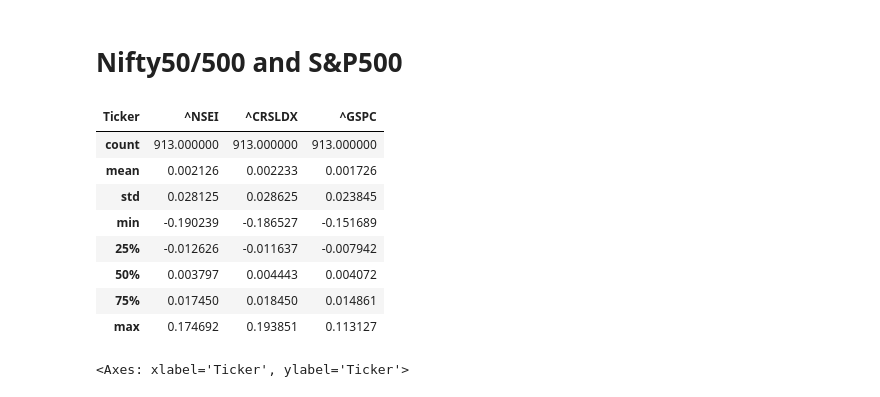
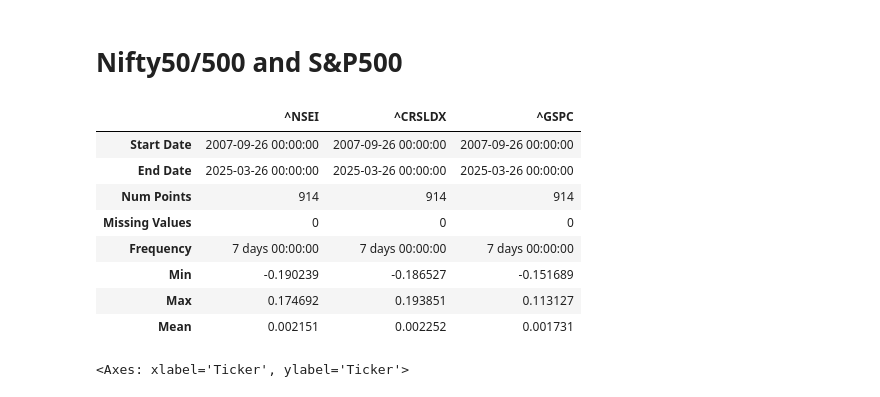
Before and after one commit to nakulrandad/Quant-Finance, a Jupyter notebook: analysis/nifty50.ipynb, the cells around one changed output. Saved outputs shown, nothing was run; the diff lists cells and outputs as text; code cells hidden in the pictures.

```diff
--- a/analysis/nifty50.ipynb
+++ b/analysis/nifty50.ipynb
@@ -171,19 +171,19 @@ merged.quant.variance_ratio_test(periods=252).plot(
 # %%
 ret = (
     pd.DataFrame.quant.ticker(["^NSEI", "^CRSLDX", "^GSPC"])
     .quant.palign()
     .quant.to_returns()
     .quant.agg_returns("W")
 )
-ret.describe()
+ret.quant.describe()
 # %% [output]
-| Ticker | ^NSEI | ^CRSLDX | ^GSPC |
-| count | 913.000000 | 913.000000 | 913.000000 |
-| mean | 0.002126 | 0.002233 | 0.001726 |
-| std | 0.028125 | 0.028625 | 0.023845 |
-| min | -0.190239 | -0.186527 | -0.151689 |
-| 25% | -0.012626 | -0.011637 | -0.007942 |
-| 50% | 0.003797 | 0.004443 | 0.004072 |
-| 75% | 0.017450 | 0.018450 | 0.014861 |
-| max | 0.174692 | 0.193851 | 0.113127 |
+|  | ^NSEI | ^CRSLDX | ^GSPC |
+| Start Date | 2007-09-26 00:00:00 | 2007-09-26 00:00:00 | 2007-09-26 00:00:00 |
+| End Date | 2025-03-26 00:00:00 | 2025-03-26 00:00:00 | 2025-03-26 00:00:00 |
+| Num Points | 914 | 914 | 914 |
+| Missing Values | 0 | 0 | 0 |
+| Frequency | 7 days 00:00:00 | 7 days 00:00:00 | 7 days 00:00:00 |
+| Min | -0.190239 | -0.186527 | -0.151689 |
+| Max | 0.174692 | 0.193851 | 0.113127 |
+| Mean | 0.002151 | 0.002252 | 0.001731 |
 # %%
```
Also changed, not shown: parts of 8 cells of this notebook, 3 other files.
